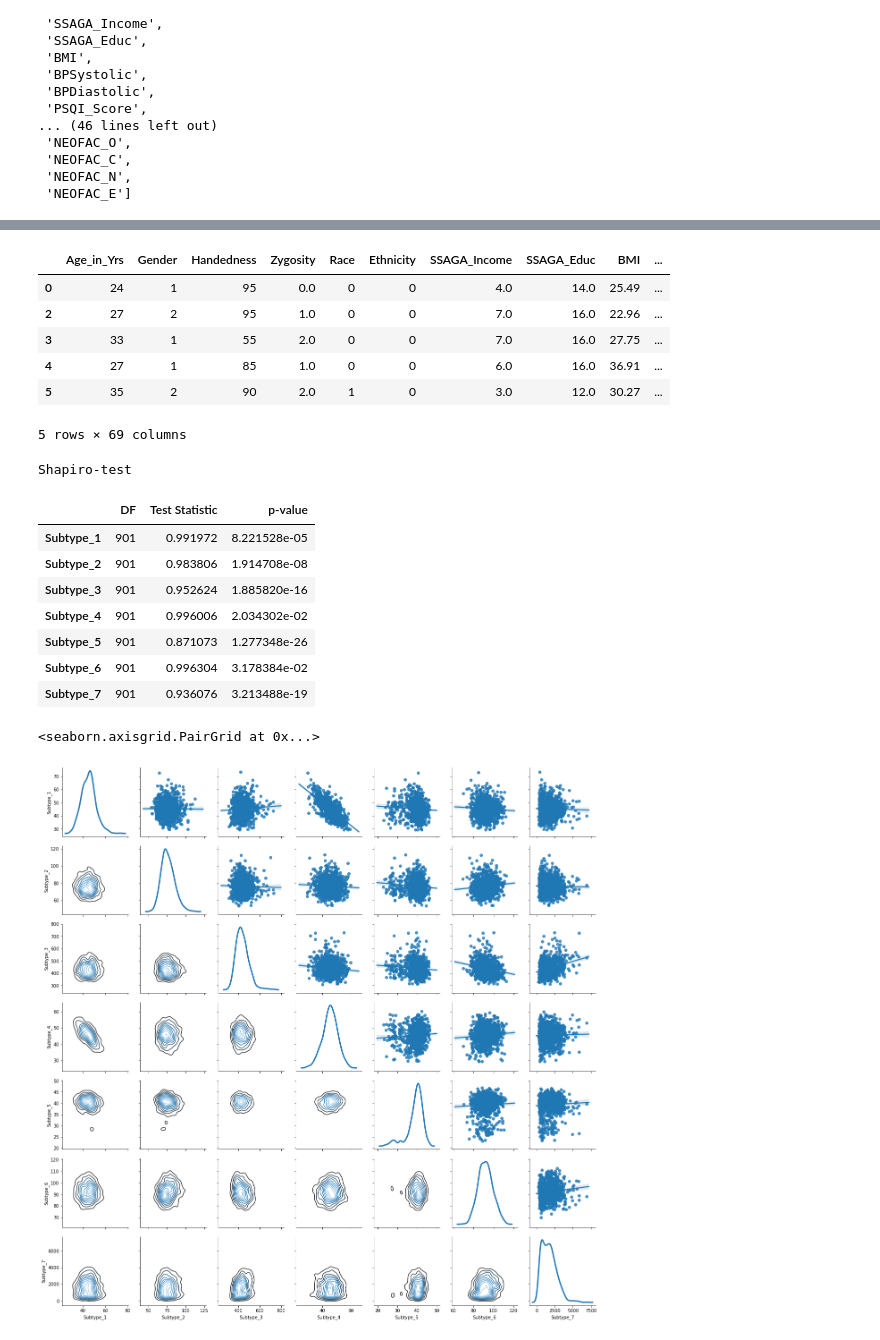
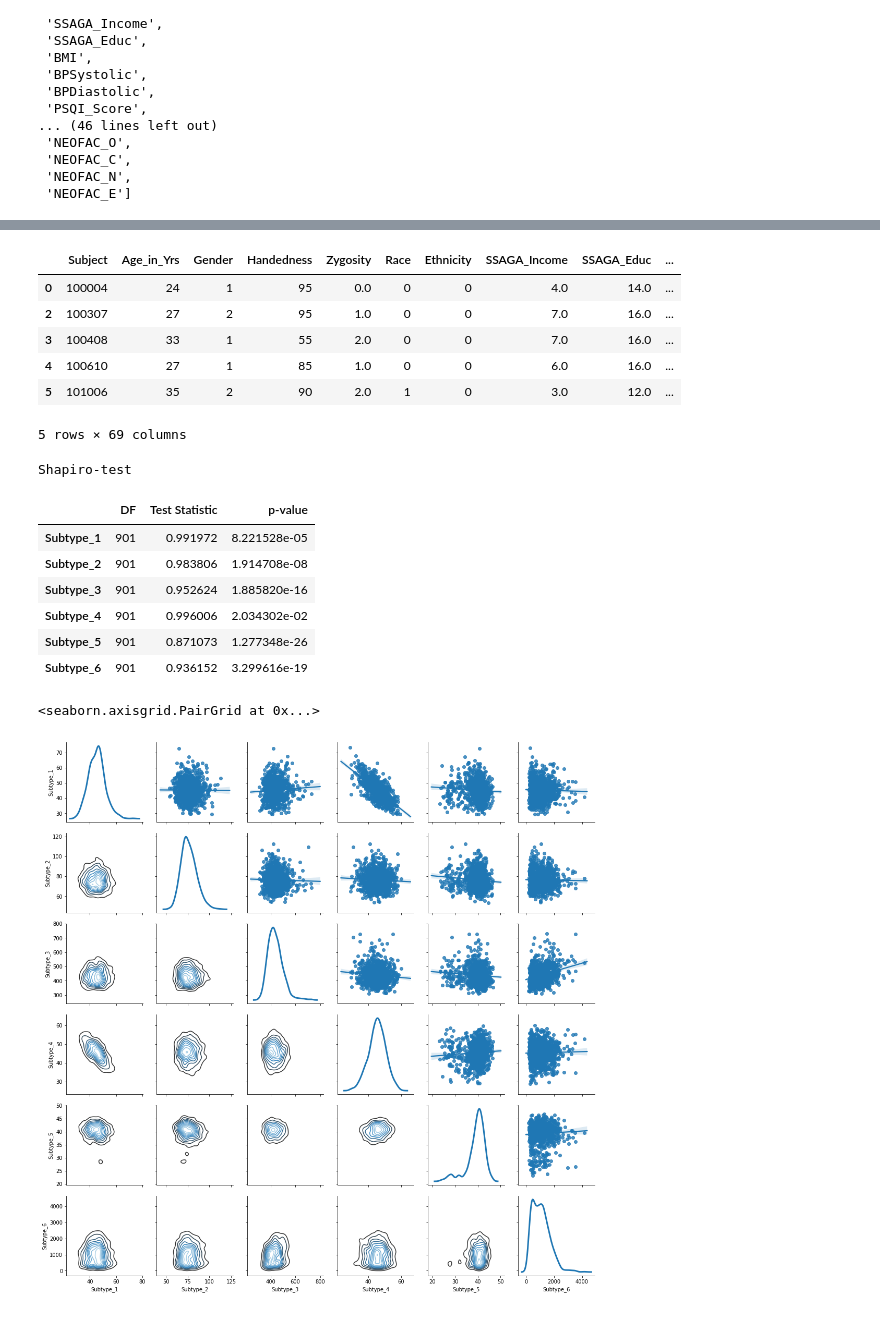
Before and after one commit to SIMEXP/hcp, a Jupyter notebook: HCP_clustering_pheno_normalized.ipynb, the cells around one changed output, grey strips where cells are left out. Cells and saved outputs as stored; diff of their text form; code cells hidden in the pictures.

Commit message:
using BASC to cluster pheno

```diff
--- a/HCP_clustering_pheno_normalized.ipynb
+++ b/HCP_clustering_pheno_normalized.ipynb
@@ -17,12 +17,14 @@ from matplotlib import gridspec as gs
 #path_root = '/media/yassinebha/database29/Drive/HCP/'
 path_root = '/home/yassinebha/Drive/HCP/'
 pheno = pd.read_csv(os.path.join(path_root,'subtypes_scores/26-10-2016/pheno/hcp_all_pheno_clean.csv'))
-use_columns = pheno.columns.get_values() # here all
+use_columns = pheno.drop("Subject", axis=1).columns.get_values() # here all pheno
 # Number of subtypes
-n_sbt = 7
+n_sbt = 6
+sbt_pheno = pheno[use_columns]
 # Find guys who are missing any of these columns
-missing = np.array([pheno[col].isnull().values for col in use_columns]).any(0)
+missing = np.array([sbt_pheno[col].isnull().values for col in use_columns]).any(0)
 # Don't use these guys
-use_pheno = pheno[~missing]
+use_pheno = sbt_pheno[~missing]
+use_pheno.to_csv(os.path.join(path_root,'subtypes_scores/26-10-2016/pheno/hcp_all_pheno_clean_nonan.csv'), index=False)
 # %%
 # Show list of columns
@@ -186,12 +199,12 @@ merged_pheno = pd.merge(pheno, sbt_pheno, how='right', left_index=True, right_in
 # Look at it (new stuff on the right)
 merged_pheno.head()
 # %% [output]
-|  | Age_in_Yrs | Gender | Handedness | Zygosity | Race | Ethnicity | SSAGA_Income | SSAGA_Educ | BMI | ... |
-| 0 | 24 | 1 | 95 | 0.0 | 0 | 0 | 4.0 | 14.0 | 25.49 | ... |
-| 2 | 27 | 2 | 95 | 1.0 | 0 | 0 | 7.0 | 16.0 | 22.96 | ... |
-| 3 | 33 | 1 | 55 | 2.0 | 0 | 0 | 7.0 | 16.0 | 27.75 | ... |
-| 4 | 27 | 1 | 85 | 1.0 | 0 | 0 | 6.0 | 16.0 | 36.91 | ... |
-| 5 | 35 | 2 | 90 | 2.0 | 1 | 0 | 3.0 | 12.0 | 30.27 | ... |
+|  | Subject | Age_in_Yrs | Gender | Handedness | Zygosity | Race | Ethnicity | SSAGA_Income | SSAGA_Educ | ... |
+| 0 | 100004 | 24 | 1 | 95 | 0.0 | 0 | 0 | 4.0 | 14.0 | ... |
+| 2 | 100307 | 27 | 2 | 95 | 1.0 | 0 | 0 | 7.0 | 16.0 | ... |
+| 3 | 100408 | 33 | 1 | 55 | 2.0 | 0 | 0 | 7.0 | 16.0 | ... |
+| 4 | 100610 | 27 | 1 | 85 | 1.0 | 0 | 0 | 6.0 | 16.0 | ... |
+| 5 | 101006 | 35 | 2 | 90 | 2.0 | 1 | 0 | 3.0 | 12.0 | ... |
 5 rows × 69 columns
 # %%
 # Save the new thing so I can look at it later
@@ -209,48 +222,43 @@ z = merged_pheno.Subtype_3.dropna()
 u = merged_pheno.Subtype_4.dropna()
 v = merged_pheno.Subtype_5.dropna()
 w = merged_pheno.Subtype_6.dropna()
-s = merged_pheno.Subtype_7.dropna()
 
 
 shapiro_results_x = scipy.stats.shapiro(x)
 shapiro_results_y = scipy.stats.shapiro(y)
 shapiro_results_z = scipy.stats.shapiro(z)
 shapiro_results_u = scipy.stats.shapiro(u)
 shapiro_results_v = scipy.stats.shapiro(v)
 shapiro_results_w = scipy.stats.shapiro(w)
-shapiro_results_s = scipy.stats.shapiro(s)
 
 
 
 dict_sw = {'DF':[len(x) - 1,len(y) - 1,len(z) - 1,len(u) - 1,
-                 len(v) - 1,len(w) - 1,len(s) - 1],
+                 len(v) - 1,len(w) - 1],
            'Test Statistic': [shapiro_results_x[0],shapiro_results_y[0],
                               shapiro_results_z[0],shapiro_results_u[0],
-                              shapiro_results_v[0],shapiro_results_w[0],
-                              shapiro_results_s[0]],
+                              shapiro_results_v[0],shapiro_results_w[0]],
            'p-value': [shapiro_results_x[1],shapiro_results_y[1],
                        shapiro_results_z[1],shapiro_results_u[1],
-                       shapiro_results_v[1],shapiro_results_w[1],
-                       shapiro_results_s[1]]}
+                       shapiro_results_v[1],shapiro_results_w[1]]}
 df = pd.DataFrame(dict_sw,index=["Subtype_1","Subtype_2","Subtype_3","Subtype_4",
-                                 "Subtype_5","Subtype_6","Subtype_7"])
+                                 "Subtype_5","Subtype_6"])
 print('Shapiro-test')
 display(df)
 
 # PLot distribution
-g = sns.PairGrid(merged_pheno.get(["Subtype_1","Subtype_2","Subtype_3","Subtype_4","Subtype_5","Subtype_6","Subtype_7"]).dropna(), diag_sharey=False)
+g = sns.PairGrid(merged_pheno.get(["Subtype_1","Subtype_2","Subtype_3","Subtype_4","Subtype_5","Subtype_6"]).dropna(), diag_sharey=False)
 g.map_lower(sns.kdeplot, cmap="Blues_d")
 g.map_upper(sns.regplot,x_jitter=.4,y_jitter=.4)
 g.map_diag(sns.kdeplot, lw=3)
 # %% [output]
 Shapiro-test
 |  | DF | Test Statistic | p-value |
 | Subtype_1 | 901 | 0.991972 | 8.221528e-05 |
 | Subtype_2 | 901 | 0.983806 | 1.914708e-08 |
 | Subtype_3 | 901 | 0.952624 | 1.885820e-16 |
 | Subtype_4 | 901 | 0.996006 | 2.034302e-02 |
 | Subtype_5 | 901 | 0.871073 | 1.277348e-26 |
-| Subtype_6 | 901 | 0.996304 | 3.178384e-02 |
-| Subtype_7 | 901 | 0.936076 | 3.213488e-19 |
+| Subtype_6 | 901 | 0.936152 | 3.299616e-19 |
 <seaborn.axisgrid.PairGrid at 0x...>
-[figure, old version]
+[figure, new version]
```
Also changed, not shown: parts of 11 cells of this notebook, 1 other file.
